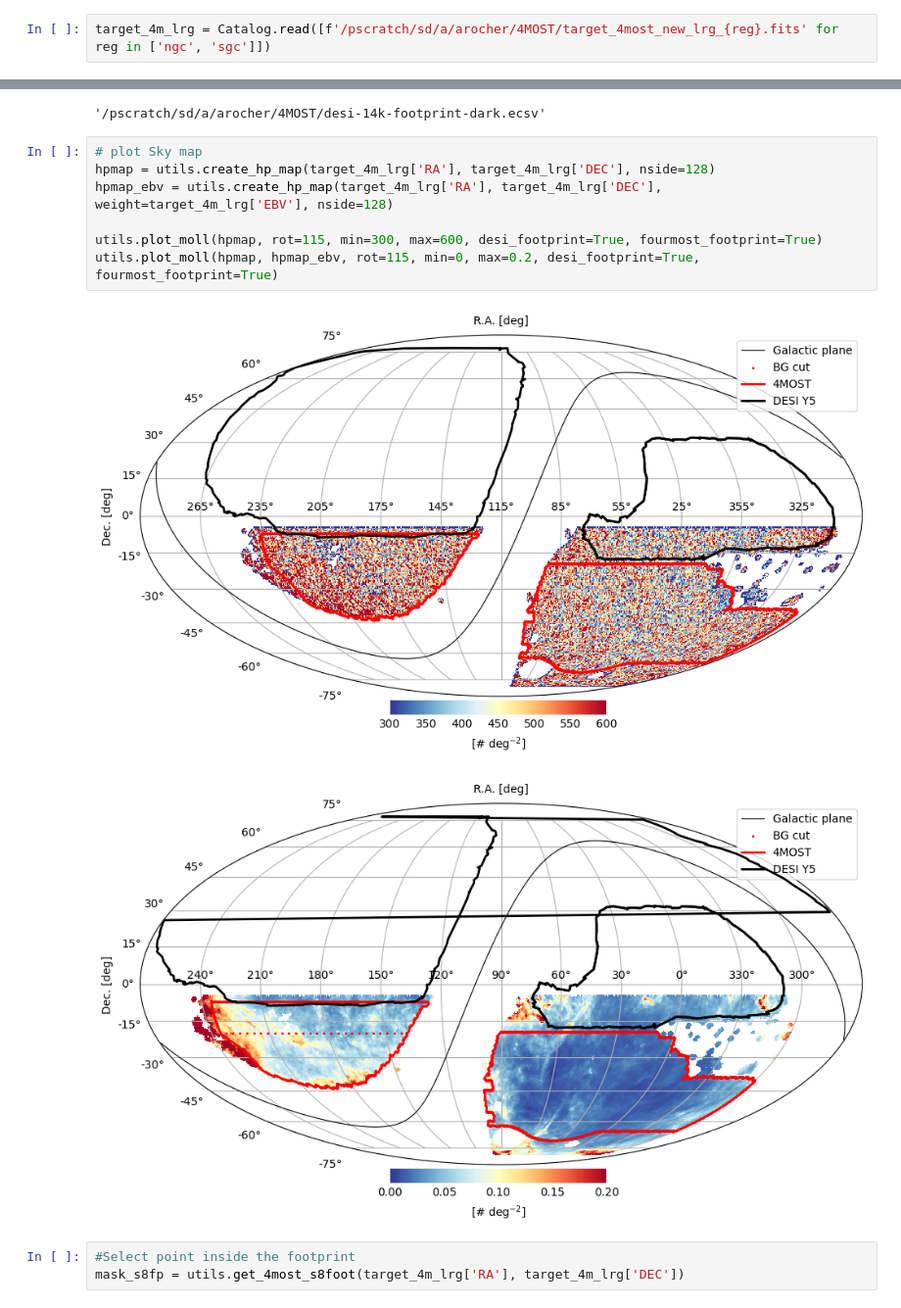
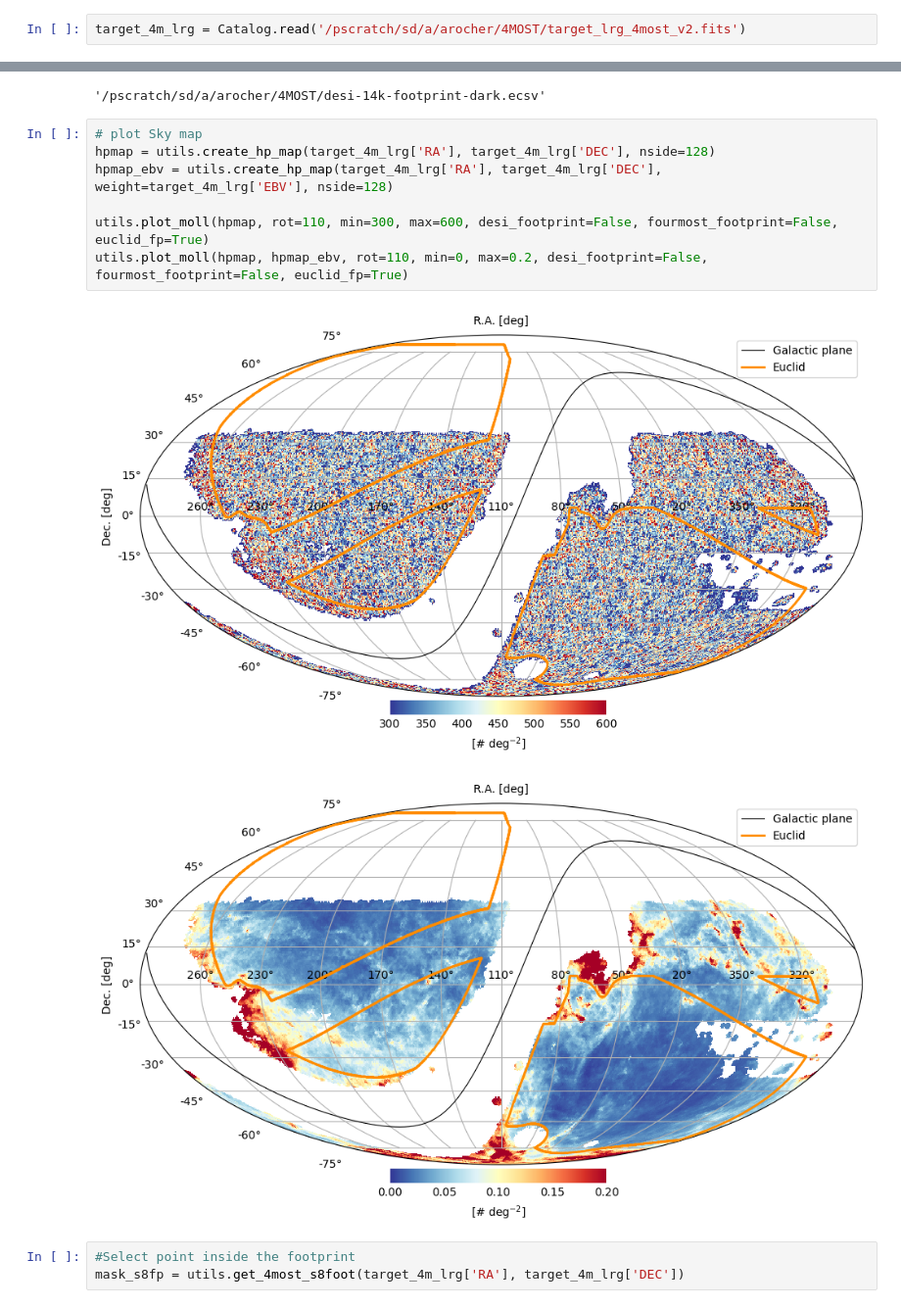
Before and after one commit to 4most-crs/4MOST_CRS_tools, a Jupyter notebook: Tutorial_4most_CRS_footprint.ipynb, the cells around one changed output, grey strips where cells are left out. Shown at 98% size. Cells and saved outputs as stored; diff of their text form.

Commit message:
update fp Euclid

```diff
--- a/Tutorial_4most_CRS_footprint.ipynb
+++ b/Tutorial_4most_CRS_footprint.ipynb
@@ -7,7 +7,7 @@ import matplotlib.pyplot as plt
 # %% [markdown]
 # LRG
 # %%
-target_4m_lrg = Catalog.read([f'/pscratch/sd/a/arocher/4MOST/target_4most_new_lrg_{reg}.fits' for reg in ['ngc', 'sgc']])
+target_4m_lrg = Catalog.read('/pscratch/sd/a/arocher/4MOST/target_lrg_4most_v2.fits')
 # %%
 import os
 mask_dir='/pscratch/sd/a/arocher/4MOST/'
@@ -17,13 +17,13 @@ os.path.join(mask_dir,"desi-14k-footprint-dark.ecsv")
 # %%
 # plot Sky map
 hpmap = utils.create_hp_map(target_4m_lrg['RA'], target_4m_lrg['DEC'], nside=128)
 hpmap_ebv = utils.create_hp_map(target_4m_lrg['RA'], target_4m_lrg['DEC'], weight=target_4m_lrg['EBV'], nside=128)
 
-utils.plot_moll(hpmap, rot=115, min=300, max=600, desi_footprint=True, fourmost_footprint=True)
-utils.plot_moll(hpmap, hpmap_ebv, rot=115, min=0, max=0.2, desi_footprint=True, fourmost_footprint=True)
+utils.plot_moll(hpmap, rot=110, min=300, max=600, desi_footprint=False, fourmost_footprint=False, euclid_fp=True)
+utils.plot_moll(hpmap, hpmap_ebv, rot=110, min=0, max=0.2, desi_footprint=False, fourmost_footprint=False, euclid_fp=True)
 # %% [output]
-[figure, old version]
+[figure, new version]
-[figure, old version]
+[figure, new version]
 # %%
 #Select point inside the footprint
 mask_s8fp = utils.get_4most_s8foot(target_4m_lrg['RA'], target_4m_lrg['DEC'])
```
Also changed, not shown: 7 other files.
